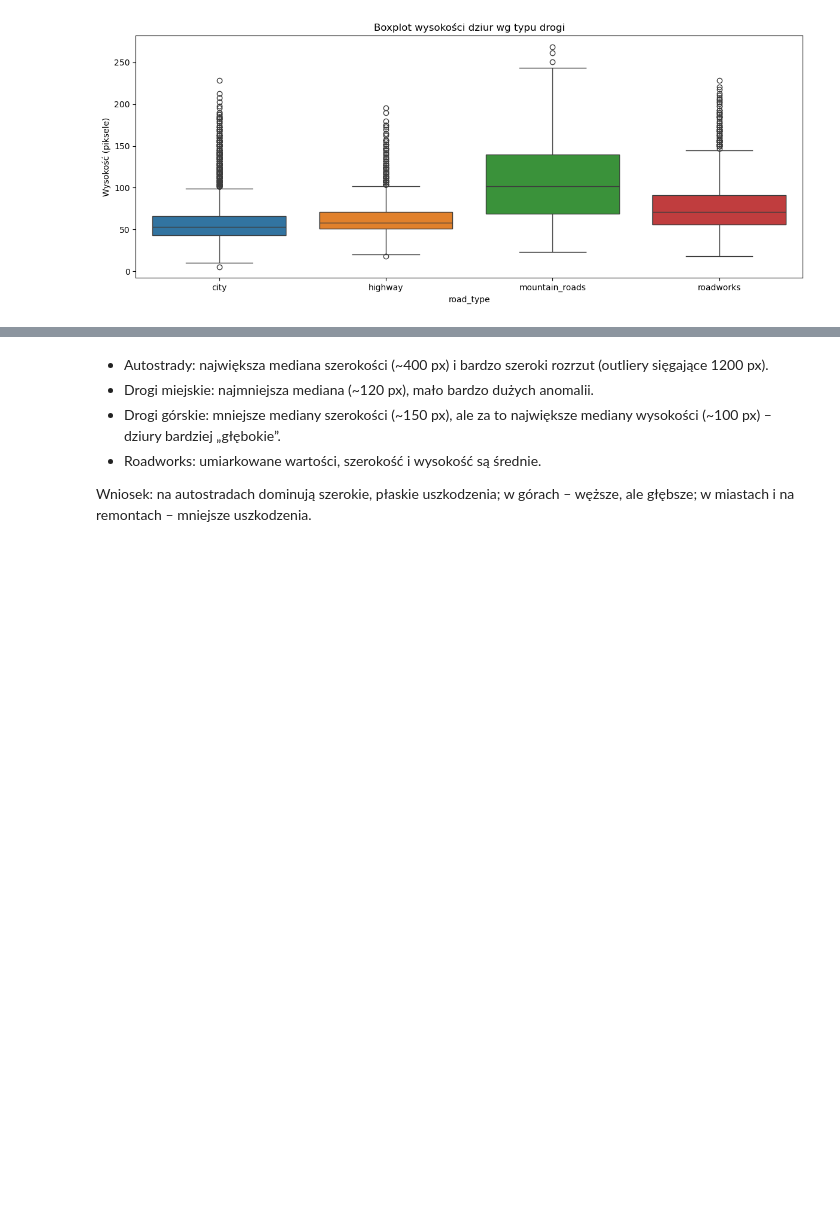
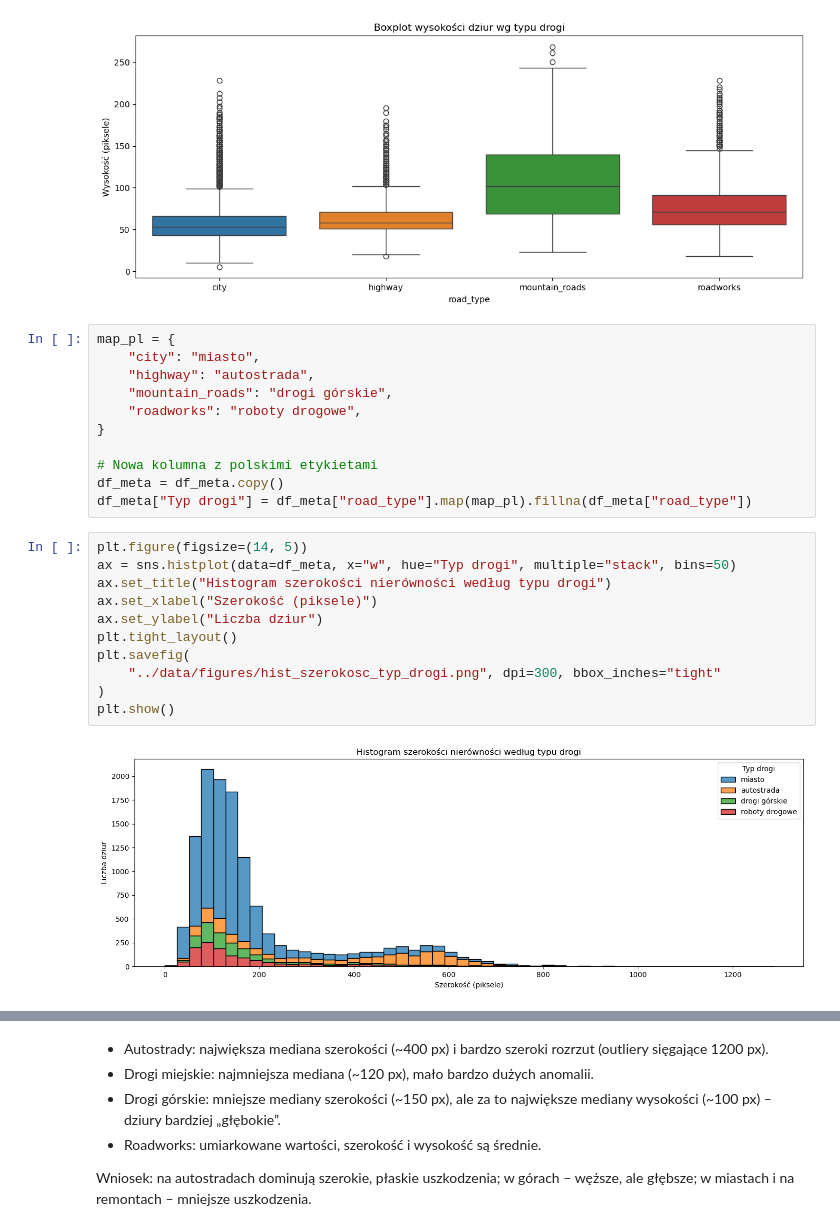
Before and after one commit to adis92202/CarVision_MGR, a Jupyter notebook: notebooks/eda.ipynb, the cells around one changed output, grey strips where cells are left out. Saved outputs shown, nothing was run; the diff lists cells and outputs as text; blank space fills up the shorter version.

```diff
--- a/notebooks/eda.ipynb
+++ b/notebooks/eda.ipynb
@@ -653,3 +768,27 @@ plt.tight_layout()
 plt.show()
 # %% [output]
 [figure]
+# %%
+map_pl = {
+    "city": "miasto",
+    "highway": "autostrada",
+    "mountain_roads": "drogi górskie",
+    "roadworks": "roboty drogowe",
+}
+
+# Nowa kolumna z polskimi etykietami
+df_meta = df_meta.copy()
+df_meta["Typ drogi"] = df_meta["road_type"].map(map_pl).fillna(df_meta["road_type"])
+# %%
+plt.figure(figsize=(14, 5))
+ax = sns.histplot(data=df_meta, x="w", hue="Typ drogi", multiple="stack", bins=50)
+ax.set_title("Histogram szerokości nierówności według typu drogi")
+ax.set_xlabel("Szerokość (piksele)")
+ax.set_ylabel("Liczba dziur")
+plt.tight_layout()
+plt.savefig(
+    "../data/figures/hist_szerokosc_typ_drogi.png", dpi=300, bbox_inches="tight"
+)
+plt.show()
+# %% [output]
+[figure, added]
```
Also changed, not shown: parts of 13 cells of this notebook, 6 other files.
